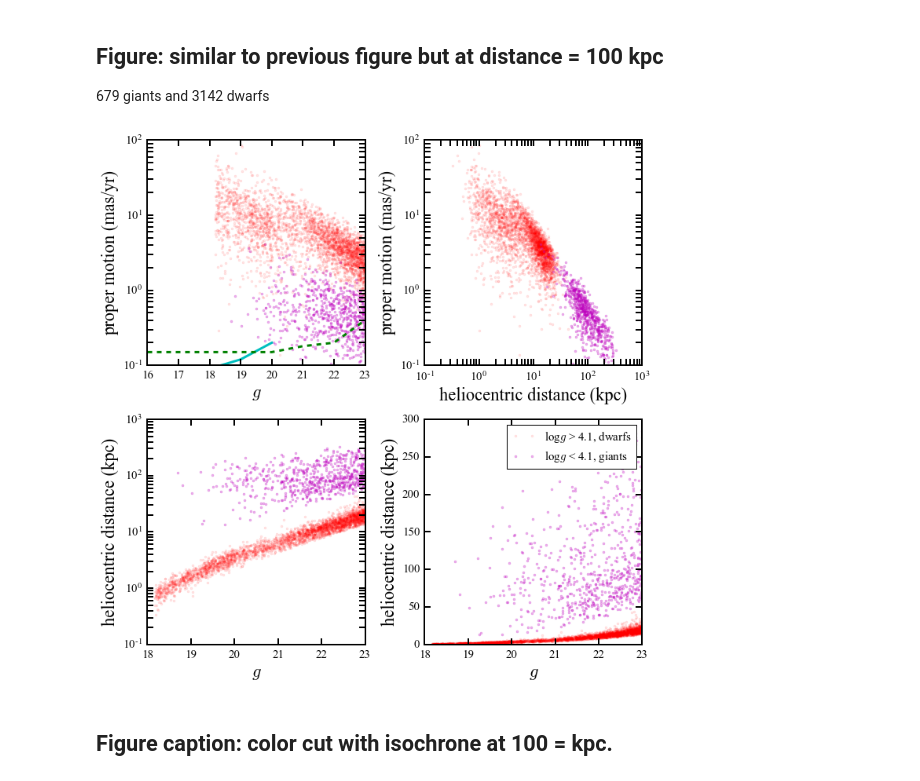
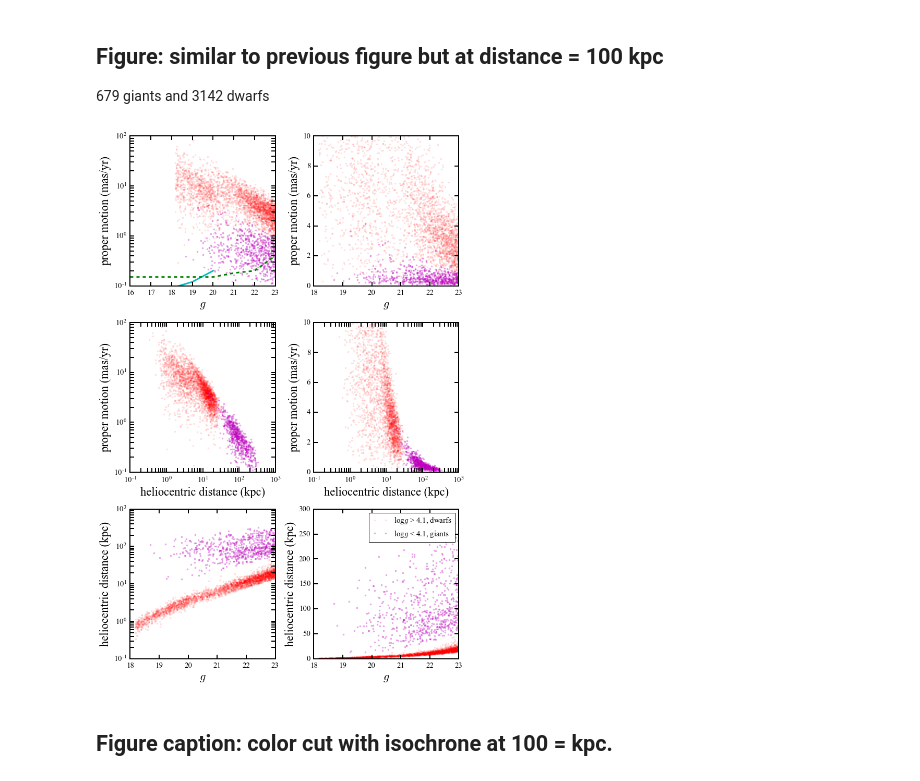
Before and after one commit to sazabi4/test, a Jupyter notebook: Foreground_star_estimation_galaxia.ipynb, the cells around one changed output. Saved outputs shown, nothing was run; the diff lists cells and outputs as text; code cells hidden in the pictures.

```diff
--- a/Foreground_star_estimation_galaxia.ipynb
+++ b/Foreground_star_estimation_galaxia.ipynb
@@ -567,8 +607,8 @@ in range 16 < g < 23, 0.9 < g-r < 1.0
 ## Figure:  similar to previous figure but at distance = 100 kpc
 679 giants and 3142 dwarfs
 # %%
-plt.figure(figsize=[10,10])
-plt.subplot(2,2,1)
+plt.figure(figsize=[10,15])
+plt.subplot(3,2,1)
 plt.plot(app_g[mask1],pm[mask1],'r.', alpha=0.1)
 plt.plot(app_g[mask2],pm[mask2],'m.', alpha=0.3)
 plt.gca().set_yscale("log")
@@ -580,37 +620,53 @@ mag1 = np.arange(16,20.1,1.)
 gaia = np.array([0.03,0.06,0.09, 0.12, 0.2])
 mag2 = np.arange(16,23.1,1.)
 lsst = np.array([0.15, 0.15, 0.15, 0.15, 0.15, 0.18, 0.20, 0.4])
 plt.plot(mag1,gaia,'-c',lw=3)
 plt.plot(mag2,lsst,'--g',lw=3)
 
+plt.subplot(3,2,2)
+plt.plot(app_g[mask1],pm[mask1],'r.', alpha=0.1)
+plt.plot(app_g[mask2],pm[mask2],'m.', alpha=0.3)
+#plt.gca().set_yscale("log")
+plt.ylim(0.,10)
+plt.ylabel('proper motion (mas/yr)')
+plt.xlabel('$g$')
 
-plt.subplot(2,2,2)
+plt.subplot(3,2,3)
 plt.plot(d[mask1],pm[mask1],'r.', alpha=0.1)
 plt.plot(d[mask2],pm[mask2],'m.', alpha=0.3)
 plt.gca().set_yscale("log")
 plt.gca().set_xscale("log")
 plt.ylabel('proper motion (mas/yr)')
 plt.xlabel('heliocentric distance (kpc)')
 plt.ylim(0.1,100)
 
-plt.subplot(2,2,3)
+plt.subplot(3,2,4)
+plt.plot(d[mask1],pm[mask1],'r.', alpha=0.1)
+plt.plot(d[mask2],pm[mask2],'m.', alpha=0.3)
+#plt.gca().set_yscale("log")
+plt.gca().set_xscale("log")
+plt.ylabel('proper motion (mas/yr)')
+plt.xlabel('heliocentric distance (kpc)')
+plt.ylim(0.,10)
+
+plt.subplot(3,2,5)
 plt.plot(app_g[mask1],d[mask1],'r.', alpha=0.1)
 plt.plot(app_g[mask2],d[mask2],'m.', alpha=0.3)
 plt.gca().set_yscale("log")
 plt.ylabel('heliocentric distance (kpc)')
 plt.xlabel('$g$')
 plt.ylim(0.1,1000)
 
-plt.subplot(2,2,4)
+plt.subplot(3,2,6)
 plt.plot(app_g[mask1],d[mask1],'r.', alpha=0.1, label='log$g$ > 4.1, dwarfs')
 plt.plot(app_g[mask2],d[mask2],'m.', alpha=0.3, label='log$g$ < 4.1, giants')
 plt.ylabel('heliocentric distance (kpc)')
 plt.xlabel('$g$')
 plt.ylim(0,300)
 plt.legend()
 plt.tight_layout()
 # %% [output]
-[figure, old version]
+[figure, new version]
 # %% [markdown]
 ## Figure caption: color cut with isochrone at 100 = kpc.
 # %%
```
Also changed, not shown: parts of 10 cells of this notebook.
